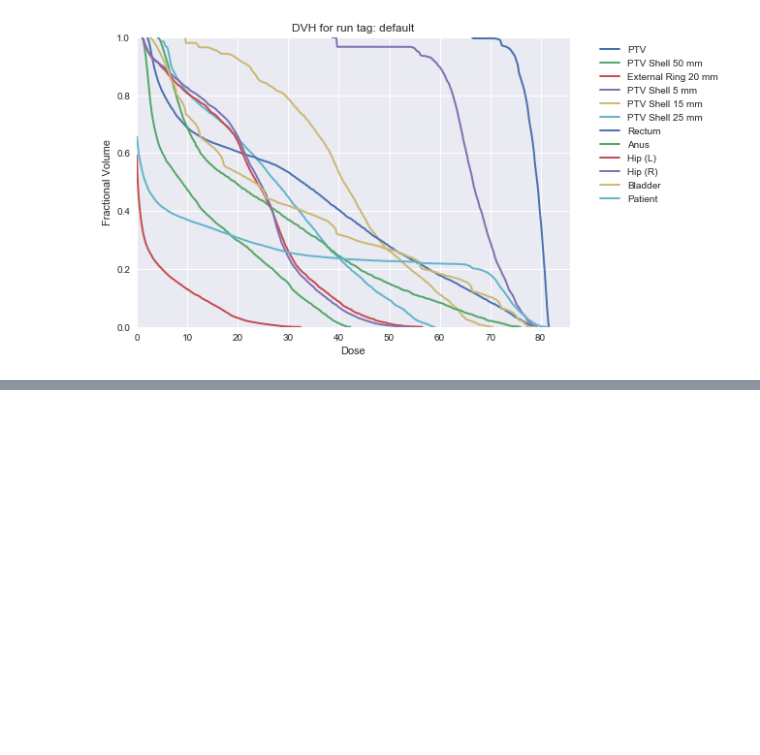
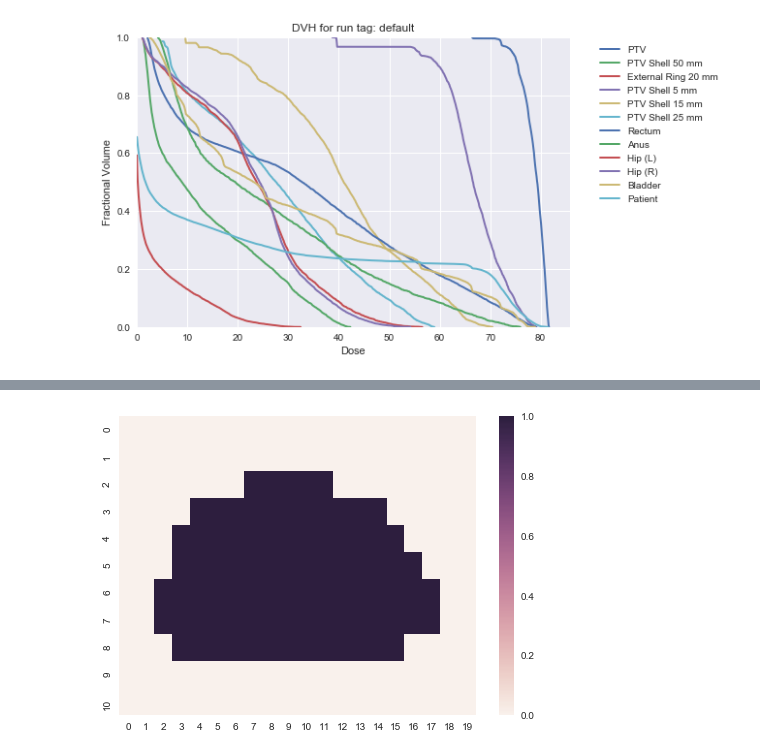
Before and after one commit to brugaltheelder/vmat_auto, a Jupyter notebook: troy_vmat_testing.ipynb, the cells around one changed output, grey strips where cells are left out. Saved outputs shown, nothing was run; the diff lists cells and outputs as text; code cells hidden in the pictures; blank space fills up the shorter version.

Commit message:
added fmo and aper plotters

```diff
--- a/troy_vmat_testing.ipynb
+++ b/troy_vmat_testing.ipynb
@@ -158,3 +151,29 @@ for s in range(len(model.data.structures)):
 beamlet_usefulness
 
 sns.distplot(beamlet_usefulness, hist=False, color="g", kde_kws={"shade": True})
+# %%
+def plot_aper(aper, data, aper_number, tight_bool=False,save_bool=False, save_name='aper_', buffer=1):
+    relevant_beamlets = np.array(aper.beamlet_members[:]) - data.control_points[aper.cp_number].initial_beamlet_index
+    fluence_map = np.zeros(data.control_points[aper.cp_number].field.shape)
+    for r in relevant_beamlets:
+        x,y = tuple(data.control_points[aper.cp_number].field_position[r,:])
+        fluence_map[x,y] = 1.
+    plt.figure()
+
+    if tight_bool:
+        rmin,rmax,cmin,cmax = bounding_box(fluence_map, buffer=buffer)
+        sns.heatmap(fluence_map[rmin:rmax,cmin:cmax])
+    else:
+        sns.heatmap(fluence_map)
+
+    if save_bool:
+        if not os.path.exists(data.input_dict['cwd'] + data.input_dict['figure_directory']):
+            os.makedirs(data.input_dict['cwd'] + data.input_dict['figure_directory'])
+
+        plt.savefig(data.input_dict['cwd'] + data.input_dict['figure_directory'] + save_name + '_' + str(aper_number) + '.png',
+                    bbox_inches='tight')
+# %%
+a = aperture(model.data, model.data.control_points[1],set_open_aper=True)
+plot_aper(a,model.data,1,save_bool=True,tight_bool=True, buffer = 2)
+# %% [output]
+[figure, added]
```
Also changed, not shown: parts of 5 cells of this notebook, 6 other files.
